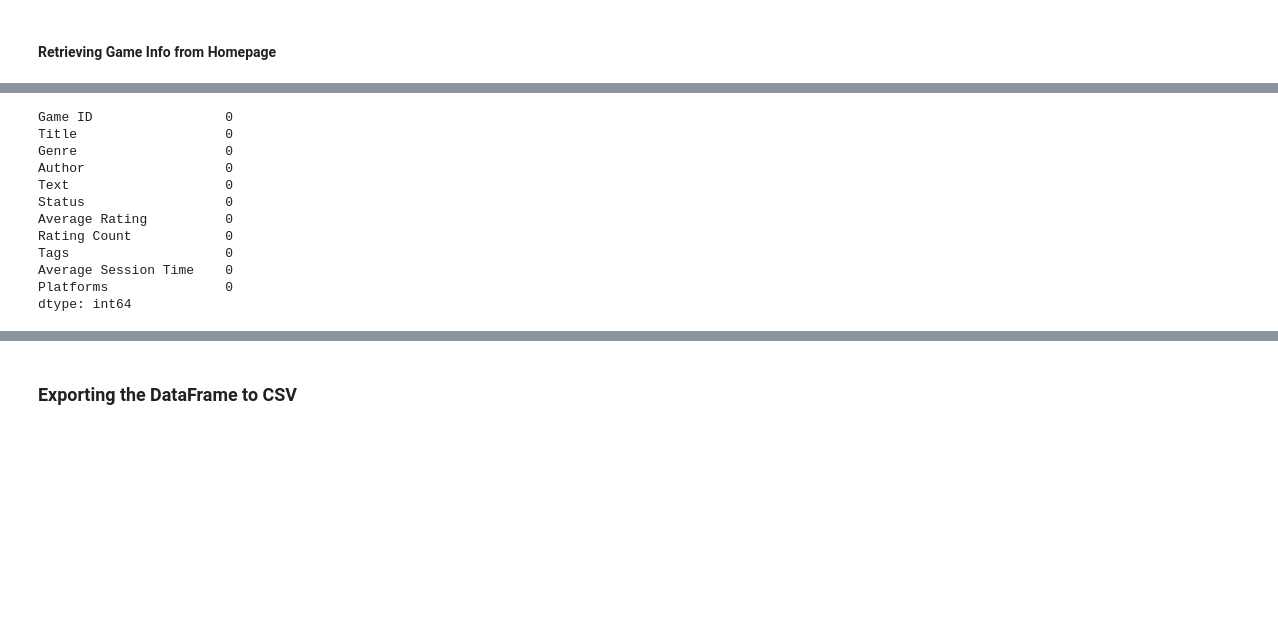
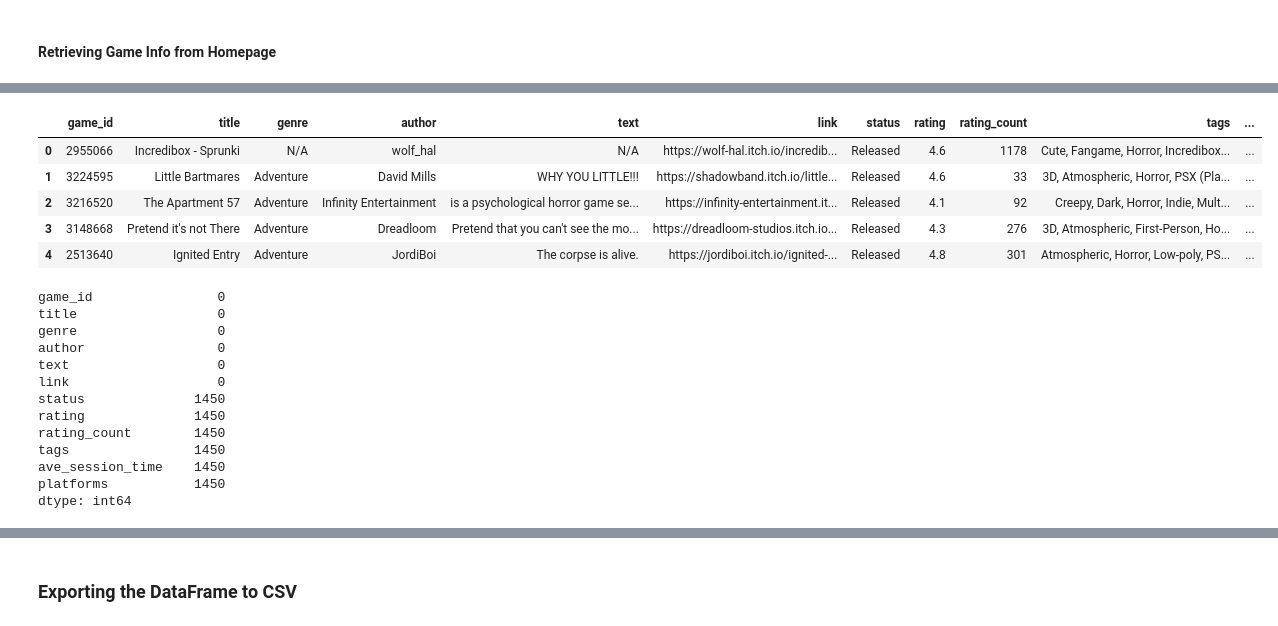
Before and after one commit to angelocguerra/data102-webscraping, a Jupyter notebook: Homework1.ipynb, the cells around one changed output, grey strips where cells are left out. Drawn from its saved outputs; the diff is of its cells as text; code cells hidden in the pictures; blank space fills up the shorter version.

```diff
--- a/Homework1.ipynb
+++ b/Homework1.ipynb
@@ -285,10 +282,10 @@ HTML5, Windows, macOS, Linux, Android
 # %%
-# class MoreRetrieveThread(Thread):
-#     def __init__(self, start_index, end_index):
-#         Thread.__init__(self)
-#         self.start_index = start_index
-#         self.end_index = end_index
-#         self.games_info = np.empty(shape=[0,6])
+class RetrieveMoreThread(Thread):
+    def __init__(self, start_index, end_index):
+        Thread.__init__(self)
+        self.start_index = start_index
+        self.end_index = end_index
+        self.more_info = np.empty(shape=[0,6])
 
-#     def run(self):
-#         self.games_info = retrieve_games_info(self.start_index, self.end_index, games_info=self.games_info)
+    def run(self):
+        self.more_info = retrieve_more_games_info(self.start_index, self.end_index, more_info=self.more_info)
@@ -363,0 +292,25 @@ for i in range(len(link_list[:4])):
+# %%
+num_threads = 8
+index_interval = 50 // num_threads
+threads = []
+
+# initializing the threads
+for each in range(num_threads):
+    start_index = each * index_interval
+    # making sure the end_index is the last index
+    end_index = 50 if each == num_threads - 1 else each * index_interval + index_interval
+    t = RetrieveMoreThread(start_index, end_index)
+    t.start()
+    threads.append(t)
+
+# sync
+for each in threads:
+    each.join()
+# %%
+# combine all data from threads
+more_info = np.empty(shape=[0,6])
+for each in threads:
+    more_info = np.vstack((more_info, each.more_info))
+
+more_info_df = pd.DataFrame(more_info)
+more_info_df.columns = ['status','rating','rating_count','tags','ave_session_time','platforms']
@@ -422,16 +340,27 @@ df
+# %%
+games_df = pd.concat([games_info_df,more_info_df],axis=1)
+games_df.head()
+# %% [output]
+|  | game_id | title | genre | author | text | link | status | rating | rating_count | tags | ... |
+| 0 | 2955066 | Incredibox - Sprunki | N/A | wolf_hal | N/A | https://wolf-hal.itch.io/incredib... | Released | 4.6 | 1178 | Cute, Fangame, Horror, Incredibox... | ... |
+| 1 | 3224595 | Little Bartmares | Adventure | David Mills | WHY YOU LITTLE!!! | https://shadowband.itch.io/little... | Released | 4.6 | 33 | 3D, Atmospheric, Horror, PSX (Pla... | ... |
+| 2 | 3216520 | The Apartment 57 | Adventure | Infinity Entertainment | is a psychological horror game se... | https://infinity-entertainment.it... | Released | 4.1 | 92 | Creepy, Dark, Horror, Indie, Mult... | ... |
+| 3 | 3148668 | Pretend it's not There | Adventure | Dreadloom | Pretend that you can't see the mo... | https://dreadloom-studios.itch.io... | Released | 4.3 | 276 | 3D, Atmospheric, First-Person, Ho... | ... |
+| 4 | 2513640 | Ignited Entry | Adventure | JordiBoi | The corpse is alive. | https://jordiboi.itch.io/ignited-... | Released | 4.8 | 301 | Atmospheric, Horror, Low-poly, PS... | ... |
 # %%
-df[:50].isnull().sum()
+games_df.isnull().sum()
 # %% [output]
-Game ID                 0
-Title                   0
-Genre                   0
-Author                  0
-Text                    0
-Status                  0
-Average Rating          0
-Rating Count            0
-Tags                    0
-Average Session Time    0
-Platforms               0
+game_id                0
+title                  0
+genre                  0
+author                 0
+text                   0
+link                   0
+status              1450
+rating              1450
+rating_count        1450
+tags                1450
+ave_session_time    1450
+platforms           1450
 dtype: int64
 # %%
```
Also changed, not shown: parts of 23 cells of this notebook, 5 other files.
